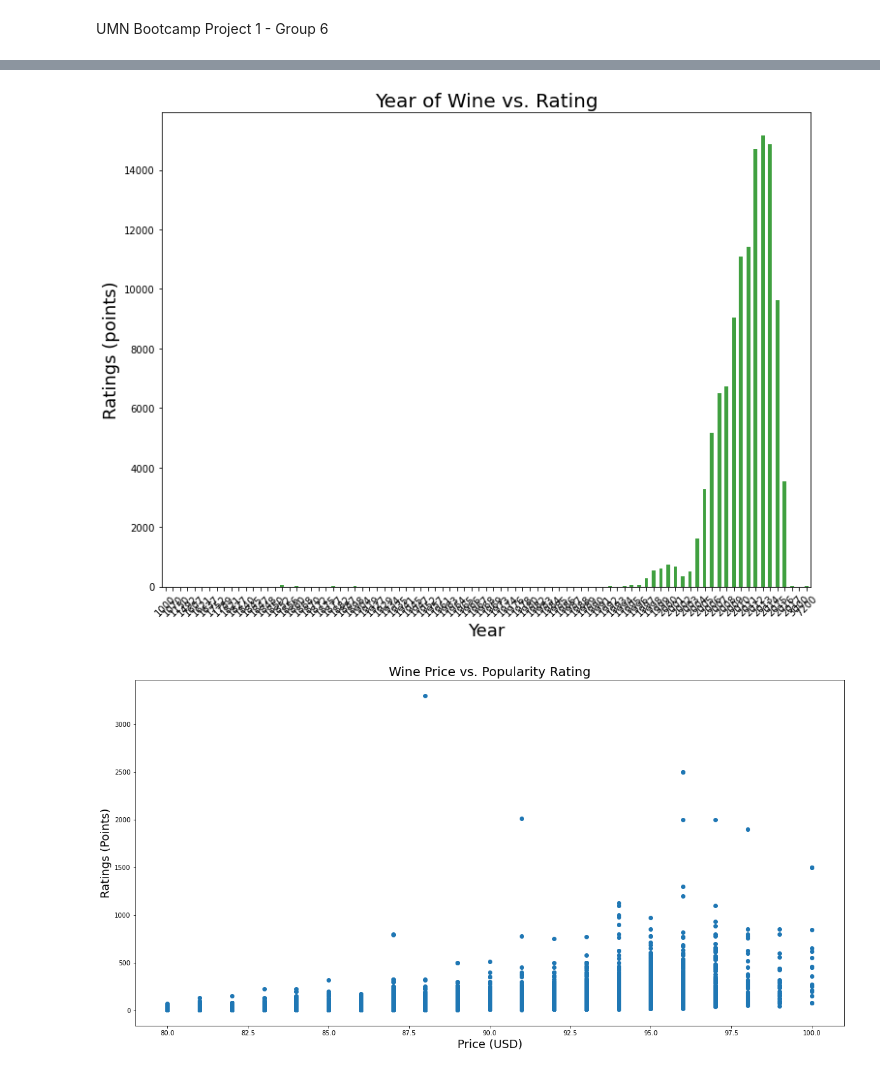
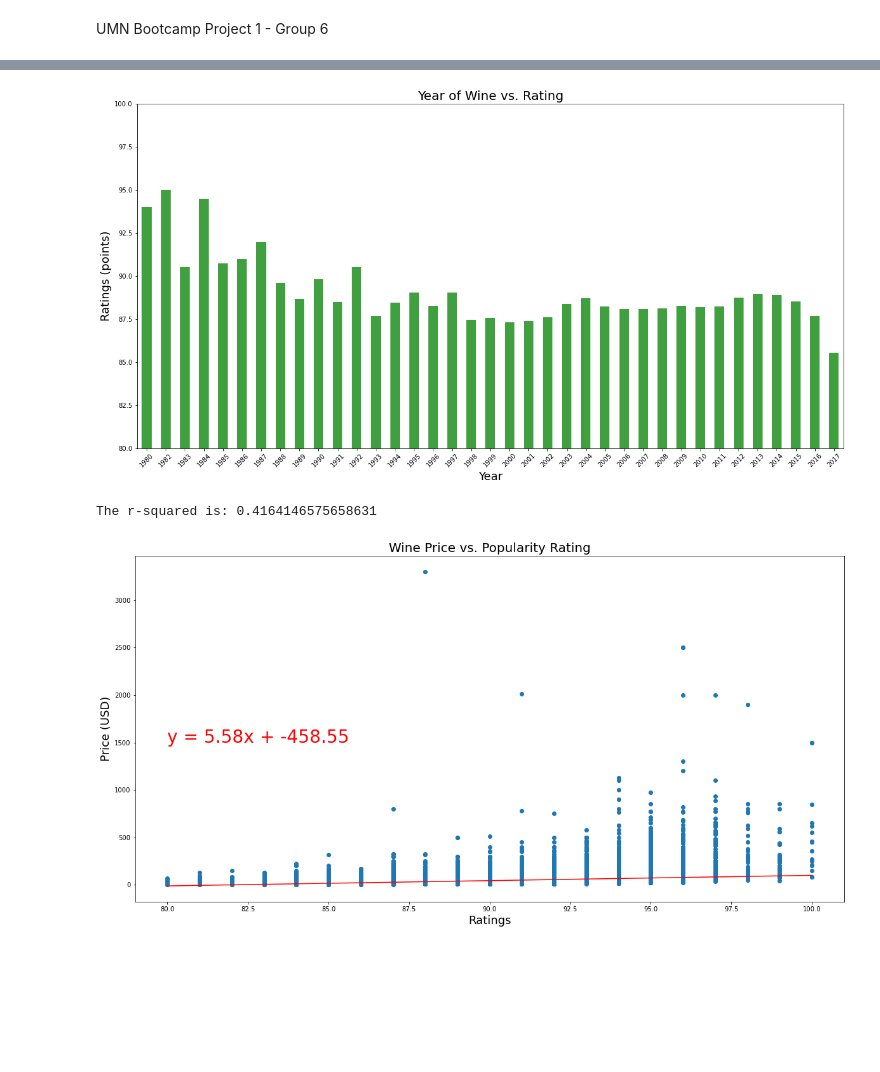
Before and after one commit to NHoyer95/umnbootcamp-project-1, a Jupyter notebook: WineRatings.ipynb, the cells around one changed output, grey strips where cells are left out. Cells and saved outputs as stored; diff of their text form; code cells hidden in the pictures; blank space fills up the shorter version.

```diff
--- a/WineRatings.ipynb
+++ b/WineRatings.ipynb
@@ -49,8 +49,15 @@ cleaned_wine_data.head()
 # Create a cleaned up version of the df for further analysis
 wine_df = cleaned_wine_data.copy()
 
+# Change Georgia to Georgia Country to ensure Google finds lat, lng for the country of Georgia instead of the state
 wine_df["country"] = wine_df["country"].replace(["Georgia"], "Georgia Country")
 
+# Drop rows where year is less than 1900 and greater than 2020
+wine_df["Year"] = wine_df["Year"].astype("int")
+
+# Remove outlier years
+wine_df = wine_df[(wine_df["Year"] >= 1980) & (wine_df["Year"] <= 2020)]
+
 wine_df
 # %% [output]
 |  | country | description | designation | points | price (USD) | province | region_1 | title | variety | ... |
@@ -69,20 +76,26 @@ wine_df
 # %%
 # Analyze and plot year of wine vs. rating
 # Scatter plot vs. bar plot??
 #Discuss with full group
-wine_year = wine_df.groupby(["Year"])
-total_ratings = wine_df.groupby(["Year"]).count()["points"]
+total_ratings = wine_df.groupby(["Year"]).mean()["points"]
 
-total_ratings.plot(kind="bar", figsize = (12,9), color="g", alpha=0.75, legend=False, rot = 45)
+total_ratings.plot(kind="bar", figsize = (20,10), color="g", alpha=0.75, legend=False, rot = 45)
 
 #Assign labels and chart title
 plt.title("Year of Wine vs. Rating", fontsize = 20)
 plt.xlabel("Year", fontsize = 18)
 plt.ylabel("Ratings (points)", fontsize = 18)
+plt.ylim(80,100)
+
+# Identify how to set tick locations - Ciera
+# x_axis = np.arange(len(wine_year))
+# tick_locations = [value for value in x_axis]
+# plt.xticks(tick_locations)
+
 
 plt.show()
 # %% [output]
-[figure, old version]
+[figure, new version]
 # %%
 # Analyze price of wine vs. rating
 # Scatter plot
@@ -96,10 +109,24 @@ plt.scatter(ratings, price)
 
 #assign labels and chart title
 plt.title(f"Wine Price vs. Popularity Rating", fontsize = 20)
-plt.xlabel("Price (USD)", fontsize = 18)
-plt.ylabel("Ratings (Points)", fontsize =18)
+plt.xlabel("Ratings", fontsize = 18)
+plt.ylabel("Price (USD)", fontsize =18)
+
+# Analyze price of wine vs. rating Linear Regression
+x_values= wine_df["points"]
+y_values = wine_df["price (USD)"]
+
+# Create the linregress function
+(slope, intercept, rvalue, pvalue, stderr) = linregress(x_values, y_values)
+regress_values = x_values * slope + intercept
+line_eq = "y = " + str(round(slope,2)) + "x + " + str(round(intercept,2))
+plt.plot(x_values,regress_values,"r-")
+plt.annotate(line_eq,(80,1500),fontsize=28,color="red")
+print(f"The r-squared is: {rvalue}")
+plt.savefig('output_data/Price_Rating_linear_MT.png')
 
 plt.show()
 # %% [output]
+The r-squared is: 0.4164146575658631
-[figure, old version]
+[figure, new version]
 # %%
```
Also changed, not shown: parts of 9 cells of this notebook, 2 other files.
